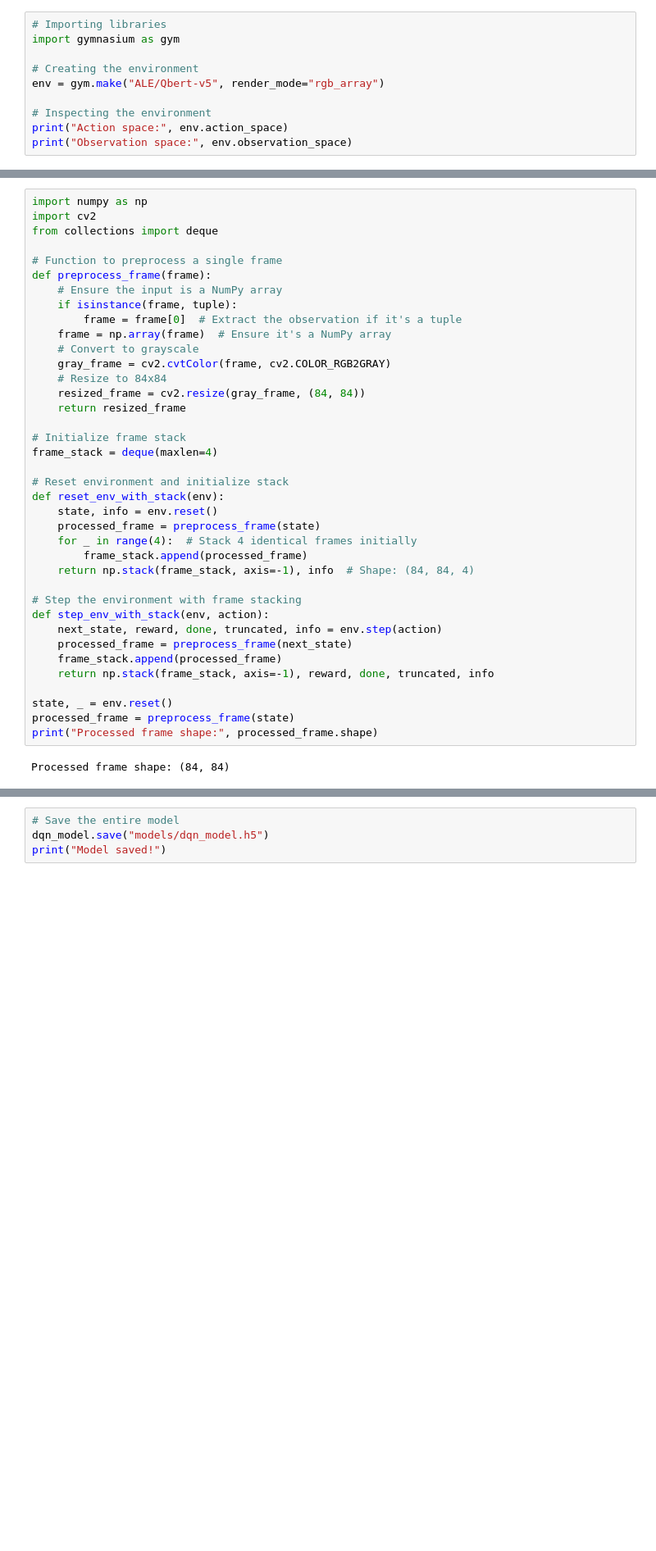
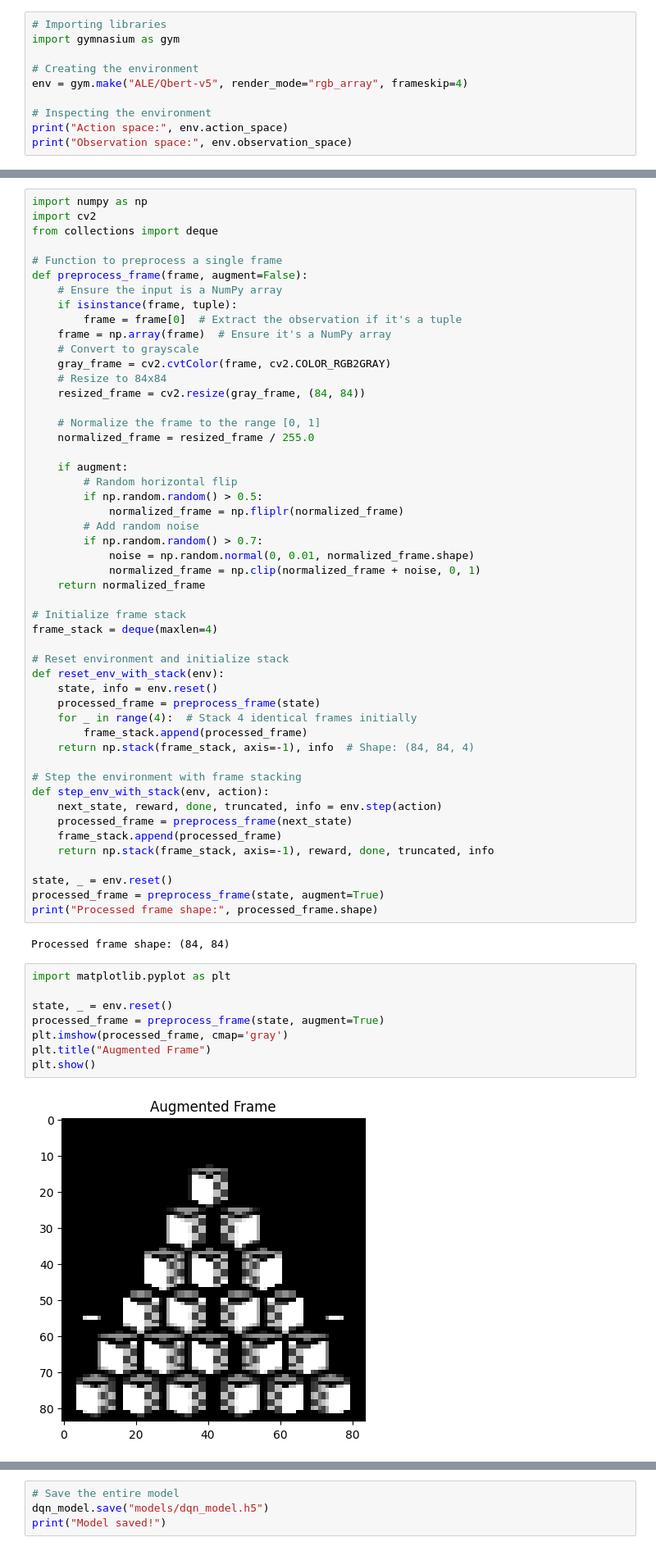
Before and after one commit to tadhgryan2012/DQN-Project, a Jupyter notebook: CS4287-Prj2-21310408-21340633-21327696.ipynb, the cells around one changed output, grey strips where cells are left out. Shown at 82% size. Drawn from its saved outputs; the diff is of its cells as text; blank space fills up the shorter version.

```diff
--- a/CS4287-Prj2-21310408-21340633-21327696.ipynb
+++ b/CS4287-Prj2-21310408-21340633-21327696.ipynb
@@ -12,7 +48,7 @@ Code runs through until completion
 import gymnasium as gym
 
 # Creating the environment
-env = gym.make("ALE/Qbert-v5", render_mode="rgb_array")
+env = gym.make("ALE/Qbert-v5", render_mode="rgb_array", frameskip=4)
 
 # Inspecting the environment
 print("Action space:", env.action_space)
@@ -26,7 +62,7 @@ import cv2
 from collections import deque
 
 # Function to preprocess a single frame
-def preprocess_frame(frame):
+def preprocess_frame(frame, augment=False):
     # Ensure the input is a NumPy array
     if isinstance(frame, tuple):
         frame = frame[0]  # Extract the observation if it's a tuple
@@ -35,7 +71,19 @@ def preprocess_frame(frame):
     gray_frame = cv2.cvtColor(frame, cv2.COLOR_RGB2GRAY)
     # Resize to 84x84
     resized_frame = cv2.resize(gray_frame, (84, 84))
-    return resized_frame
+
+    # Normalize the frame to the range [0, 1]
+    normalized_frame = resized_frame / 255.0
+
+    if augment:
+        # Random horizontal flip
+        if np.random.random() > 0.5:
+            normalized_frame = np.fliplr(normalized_frame)
+        # Add random noise
+        if np.random.random() > 0.7:
+            noise = np.random.normal(0, 0.01, normalized_frame.shape)
+            normalized_frame = np.clip(normalized_frame + noise, 0, 1)
+    return normalized_frame
 
 # Initialize frame stack
 frame_stack = deque(maxlen=4)
@@ -56,10 +104,20 @@ def step_env_with_stack(env, action):
     return np.stack(frame_stack, axis=-1), reward, done, truncated, info
 
 state, _ = env.reset()
-processed_frame = preprocess_frame(state)
+processed_frame = preprocess_frame(state, augment=True)
 print("Processed frame shape:", processed_frame.shape)
 # %% [output]
 Processed frame shape: (84, 84)
+# %%
+import matplotlib.pyplot as plt
+
+state, _ = env.reset()
+processed_frame = preprocess_frame(state, augment=True)
+plt.imshow(processed_frame, cmap='gray')
+plt.title("Augmented Frame")
+plt.show()
+# %% [output]
+[figure, added]
 # %%
 import tensorflow as tf
 from tensorflow.keras import layers, models
```
Also changed, not shown: parts of 5 cells of this notebook.
